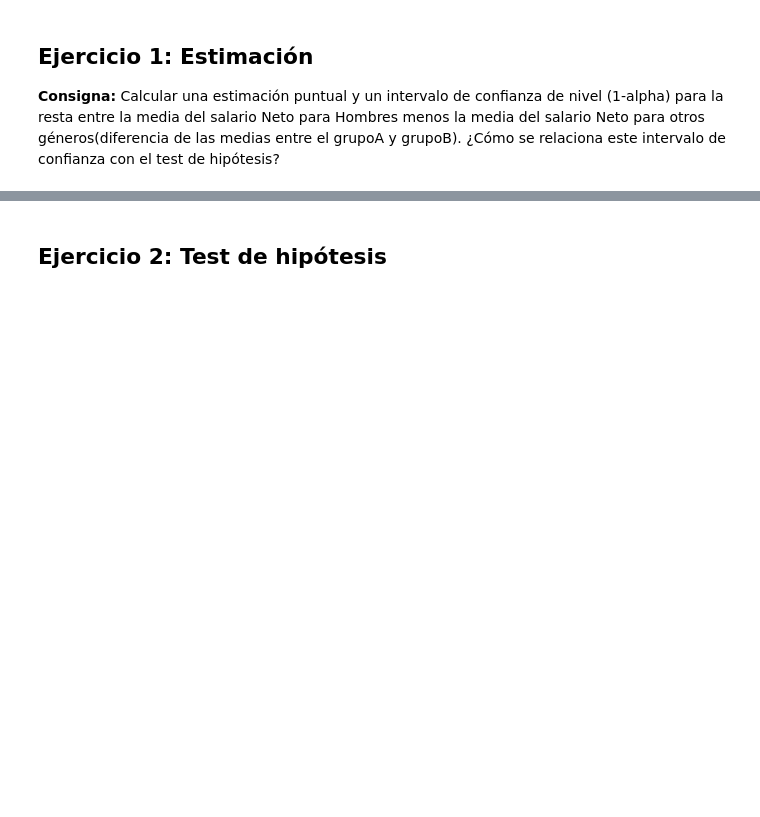
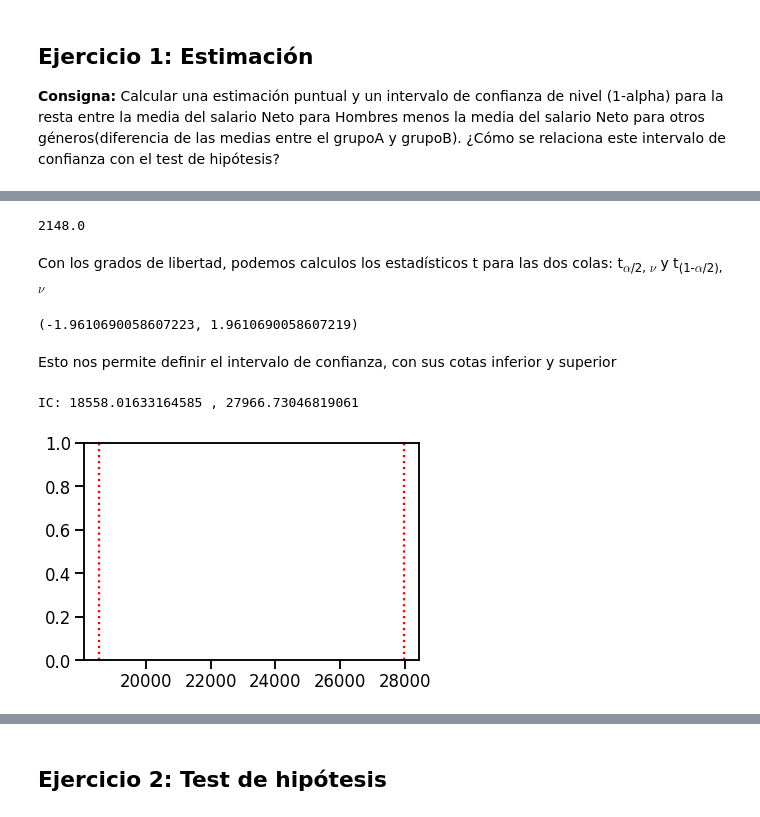
Before and after one commit to fnbellomo/DiploDatos2021, a Jupyter notebook: AyVD/Entregable_Parte_2.ipynb, the cells around one changed output, grey strips where cells are left out. Cells and saved outputs as stored; diff of their text form; code cells hidden in the pictures; blank space fills up the shorter version.

```diff
--- a/AyVD/Entregable_Parte_2.ipynb
+++ b/AyVD/Entregable_Parte_2.ipynb
@@ -72,0 +78,29 @@ IC:  0.95  mean_difference:  23262.37339991823
+# %%
+m = len(groupA)
+n = len(groupB)
+es1 = groupA.std() / m**0.5
+es2 = groupB.std() / n**0.5
+v = (es1**2 + es2**2)**2 / (es1**4/(m-1) + es2**4/(n-1))
+v = numpy.floor(v)
+v
+# %% [output]
+2148.0
+# %% [markdown]
+Con los grados de libertad, podemos calculos los estadísticos t para las dos colas: t<sub>$\alpha$/2, $\nu$</sub> y t<sub>(1-$\alpha$/2), $\nu$</sub>
+# %%
+scipy.stats.t.ppf(0.025,df=v), scipy.stats.t.ppf(0.975,df=v)
+# %% [output]
+(-1.9610690058607223, 1.9610690058607219)
+# %% [markdown]
+Esto nos permite definir el intervalo de confianza, con sus cotas inferior y superior
+# %%
+IC_inferior = mean_difference + scipy.stats.t.ppf(0.025,df=v) * (groupA.std()**2/m + groupB.std()**2/n)**0.5
+IC_superior = mean_difference + scipy.stats.t.ppf(0.975,df=v) * (groupA.std()**2/m + groupB.std()**2/n)**0.5
+print('IC:', IC_inferior, ',', IC_superior)
+# %% [output]
+IC: 18558.01633164585 , 27966.73046819061
+# %%
+_ = plt.axvline(IC_inferior, color='r', linestyle=':')
+_ = plt.axvline(IC_superior, color='r', linestyle=':')
+# %% [output]
+[figure, added]
```
Also changed, not shown: parts of 28 cells of this notebook.
